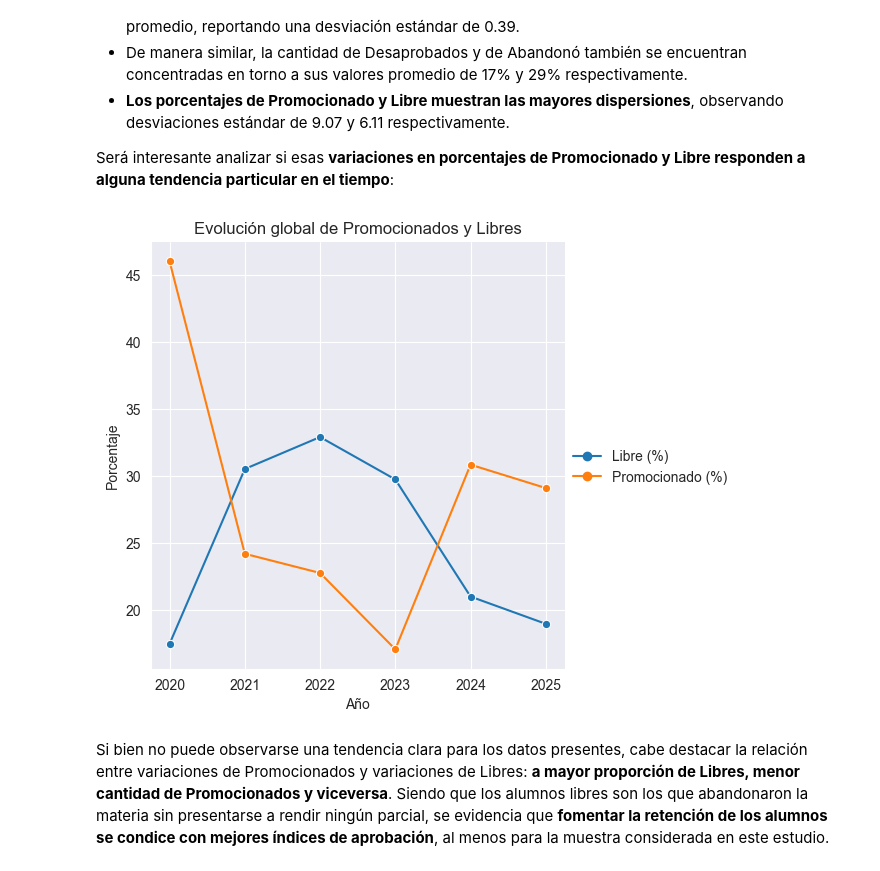
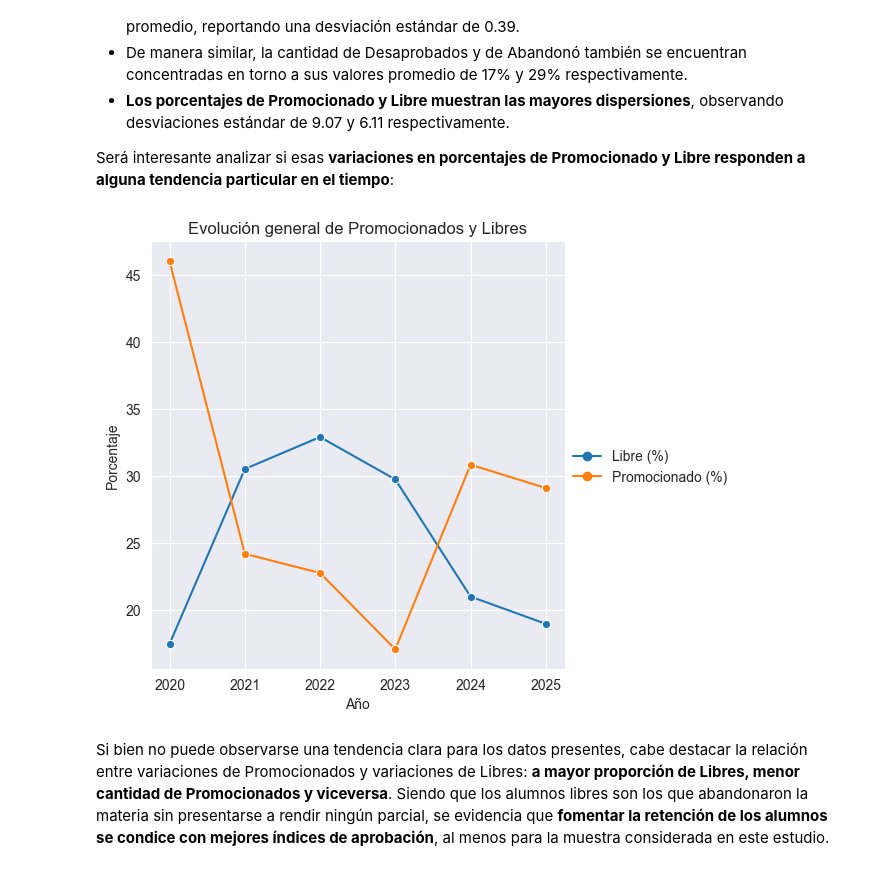
Before and after one commit to juanjogervasio/Intro-courses-analysis, a Jupyter notebook: notebooks/Analisis.ipynb, the cells around one changed output. Cells and saved outputs as stored; diff of their text form; code cells hidden in the pictures.

Commit message:
Nuevos gráficos en Analisis general. Actualizado requirements.txt

```diff
--- a/notebooks/Analisis.ipynb
+++ b/notebooks/Analisis.ipynb
@@ -309,12 +327,15 @@ Será interesante analizar si esas **variaciones en porcentajes de Promocionado
 # %%
 # Realizo un gráfico para mostrar la evolución de Promocionados y Libres en el tiempo
 subset_table = tabla[["Año", "Libre (%)", "Promocionado (%)"]].set_index("Año")
-sns.relplot( subset_table, kind="line", marker="o", dashes=False )
+sns.relplot( subset_table,
+             kind="line",
+             marker="o",
+             dashes=False )
 plt.ylabel("Porcentaje")
-plt.title("Evolución global de Promocionados y Libres")
+plt.title("Evolución general de Promocionados y Libres")
 plt.show()
 # %% [output]
-[figure, old version]
+[figure, new version]
 # %% [markdown]
 Si bien no puede observarse una tendencia clara para los datos presentes, cabe destacar la relación entre variaciones de Promocionados y variaciones de Libres: **a mayor proporción de Libres, menor cantidad de Promocionados y viceversa**. Siendo que los alumnos libres son los que abandonaron la materia sin presentarse a rendir ningún parcial, se evidencia que **fomentar la retención de los alumnos se condice con mejores índices de aprobación**, al menos para la muestra considerada en este estudio.
 # %% [markdown]
```
Also changed, not shown: parts of 10 cells of this notebook, 2 other files.
